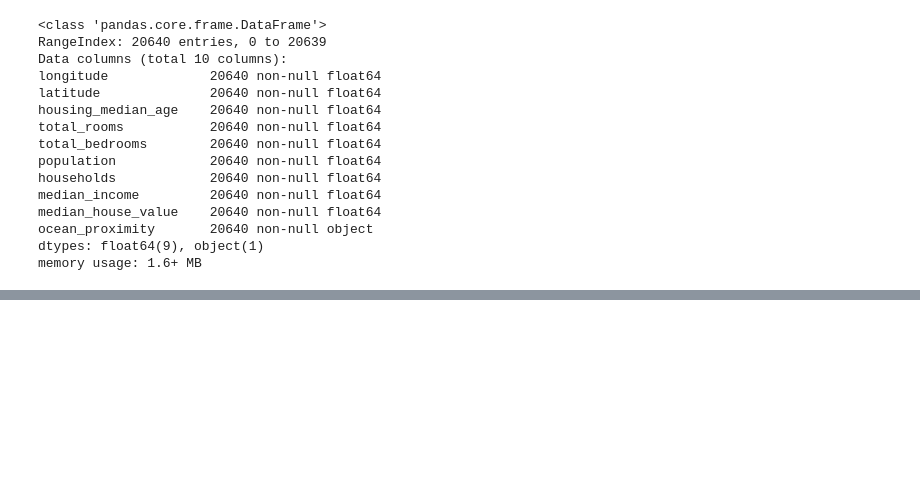
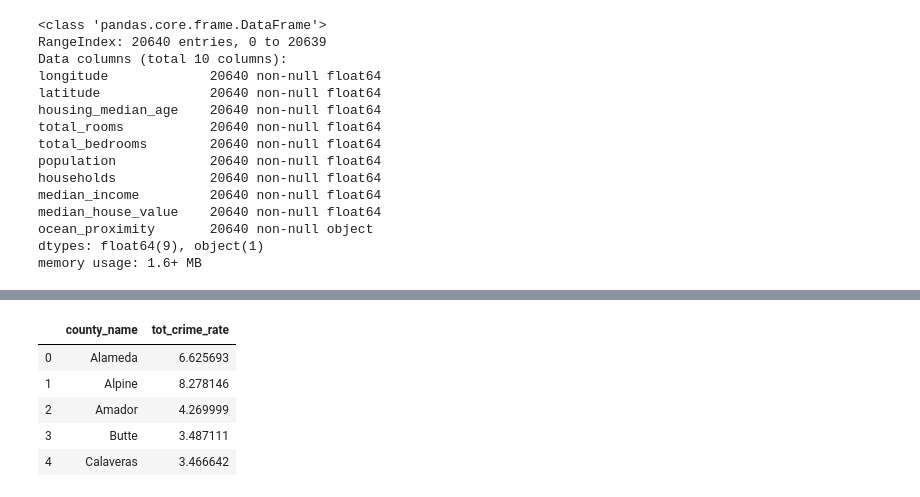
Before and after one commit to phamkdaniel/Cali-Housing-Project, a Jupyter notebook: daniel_merging.ipynb, the cells around one changed output, grey strips where cells are left out. Drawn from its saved outputs; the diff is of its cells as text; code cells hidden in the pictures; blank space fills up the shorter version.

```diff
--- a/daniel_outliers.ipynb
+++ b/daniel_merging.ipynb
@@ -207,0 +268,16 @@ memory usage: 1.6+ MB
+# %%
+# import crime data
+crime_data_df = pd.read_csv("Resources/sum_county_rate.csv")
+
+# grab relevant columns
+crime_data_df = crime_data_df[["county_name", "sum_rate"]]
+crime_data_df = crime_data_df.rename(columns={"sum_rate":"total_crime_rate"})
+
+crime_data_df.head()
+# %% [output]
+|  | county_name | tot_crime_rate |
+| 0 | Alameda | 6.625693 |
+| 1 | Alpine | 8.278146 |
+| 2 | Amador | 4.269999 |
+| 3 | Butte | 3.487111 |
+| 4 | Calaveras | 3.466642 |
```
Also changed, not shown: parts of 13 cells of this notebook, 2 other files.
